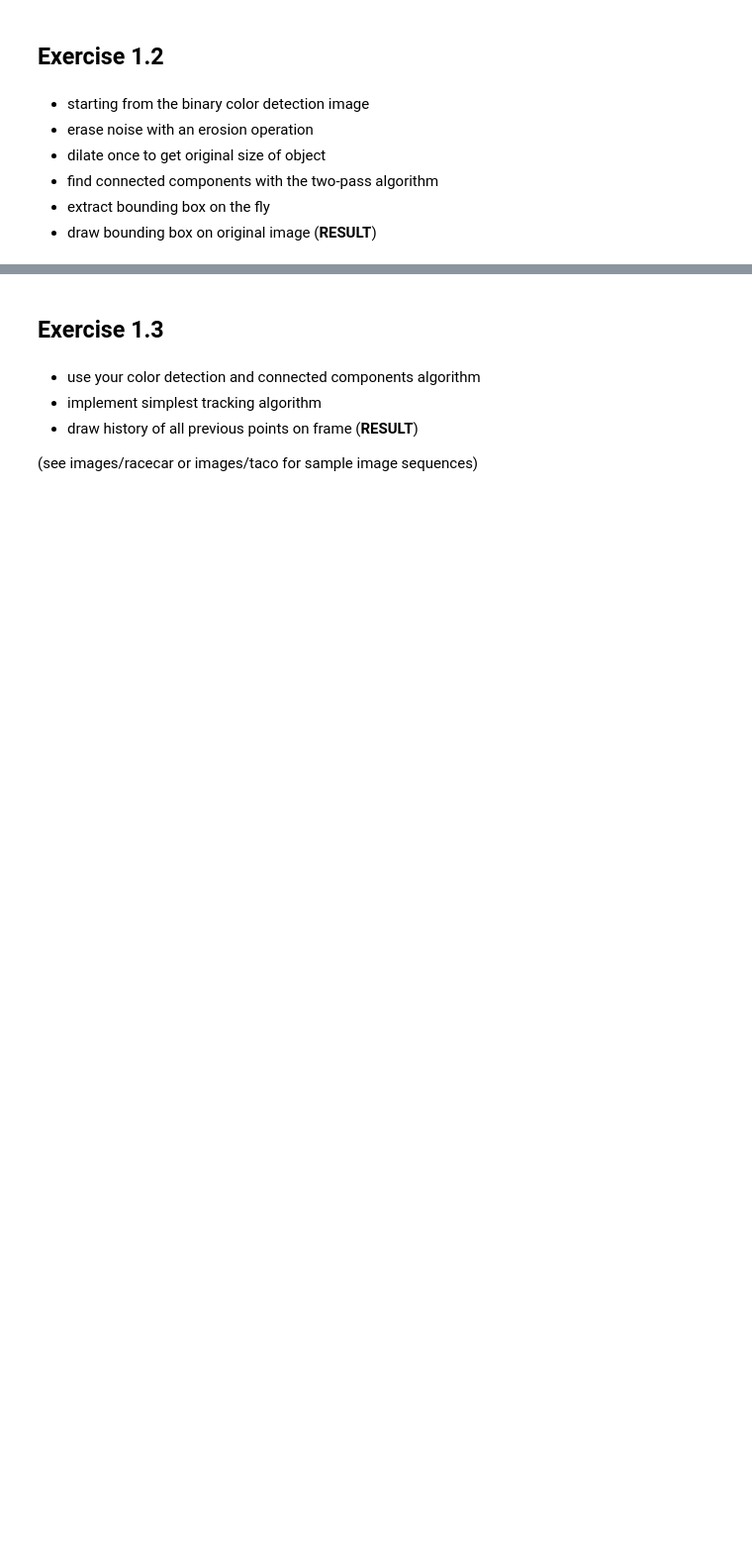
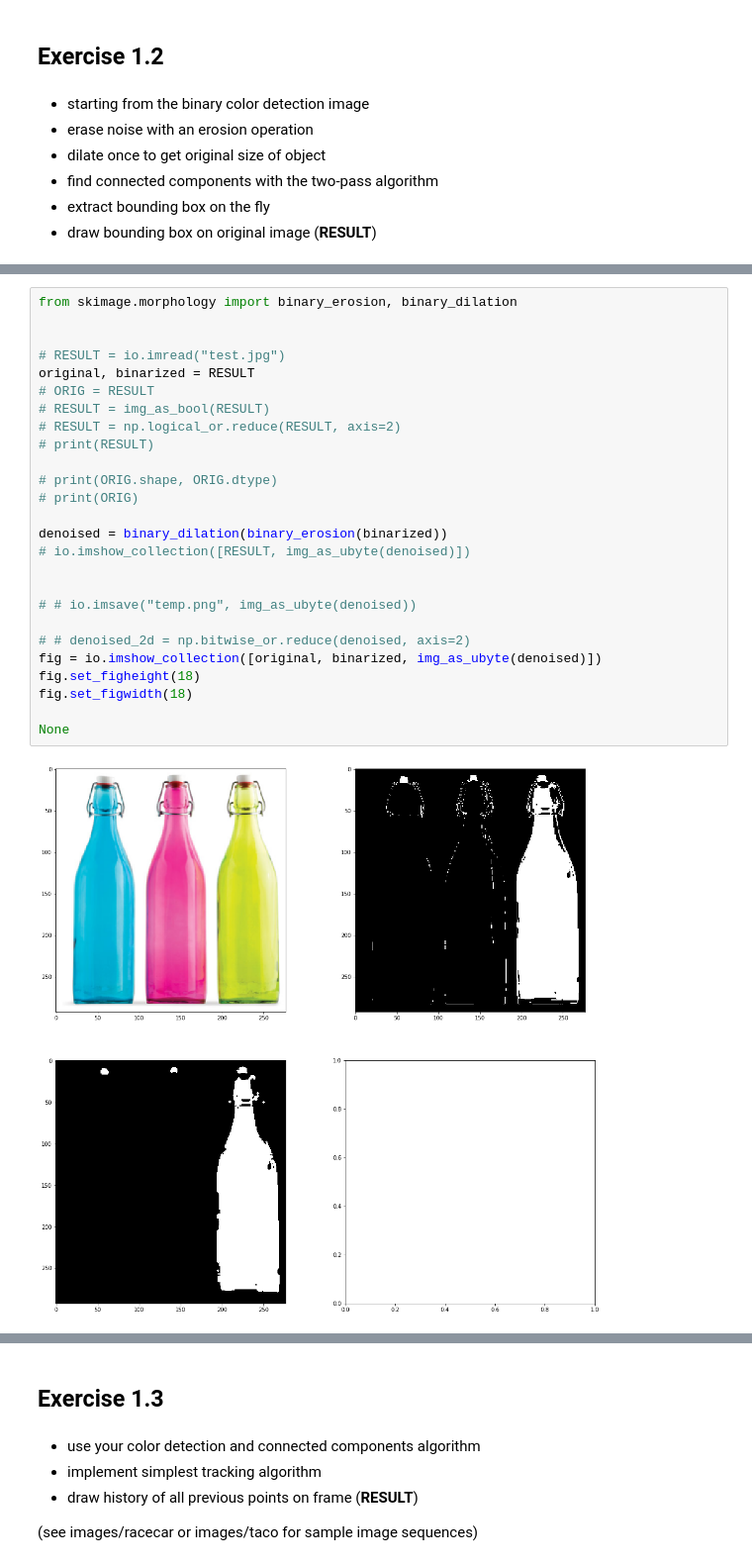
Before and after one commit to jneuendorf/cv1920_assignments, a Jupyter notebook: 01_colorspaces.ipynb, the cells around one changed output, grey strips where cells are left out. Shown at 99% size. Drawn from its saved outputs; the diff is of its cells as text; blank space fills up the shorter version.

```diff
--- a/01_colorspaces.ipynb
+++ b/01_colorspaces.ipynb
@@ -324,0 +226,28 @@ left, top = 1 1 => 1 | 252 1
+# %%
+from skimage.morphology import binary_erosion, binary_dilation
+
+
+# RESULT = io.imread("test.jpg")
+original, binarized = RESULT
+# ORIG = RESULT
+# RESULT = img_as_bool(RESULT)
+# RESULT = np.logical_or.reduce(RESULT, axis=2)
+# print(RESULT)
+
+# print(ORIG.shape, ORIG.dtype)
+# print(ORIG)
+
+denoised = binary_dilation(binary_erosion(binarized))
+# io.imshow_collection([RESULT, img_as_ubyte(denoised)])
+
+
+# # io.imsave("temp.png", img_as_ubyte(denoised))
+
+# # denoised_2d = np.bitwise_or.reduce(denoised, axis=2)
+fig = io.imshow_collection([original, binarized, img_as_ubyte(denoised)])
+fig.set_figheight(18)
+fig.set_figwidth(18)
+
+None
+# %% [output]
+[figure, added]
```
Also changed, not shown: parts of 4 cells of this notebook, 7 other files.
